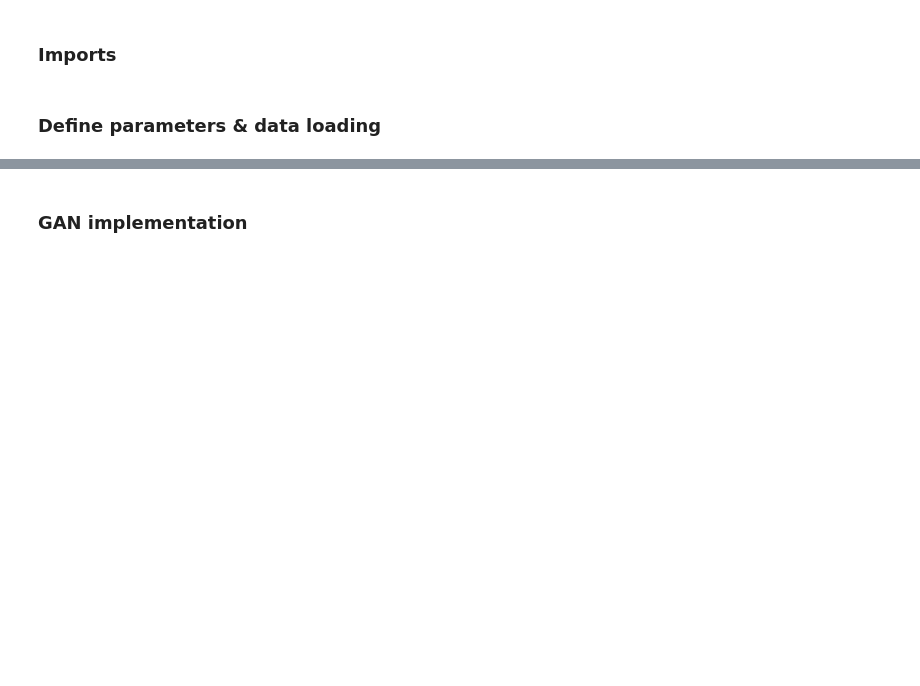
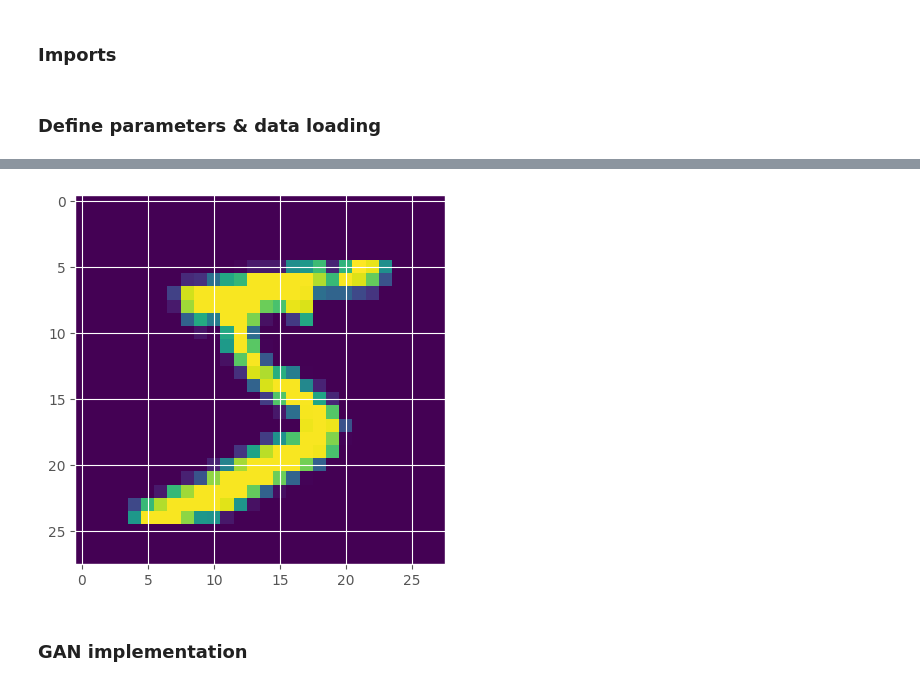
Before and after one commit to parseny/Generative-Models-2024, a Jupyter notebook: Assignment 1/1_gan_dcgan.ipynb, the cells around one changed output, grey strips where cells are left out. Drawn from its saved outputs; the diff is of its cells as text; code cells hidden in the pictures; blank space fills up the shorter version.

```diff
--- a/Assignment 1/1_gan_dcgan.ipynb
+++ b/Assignment 1/1_gan_dcgan.ipynb
@@ -95,5 +137,9 @@ plt.hist(img[:, 5:15, 5:15].flatten(), bins=15)
 # %%
 # denormalization image from range (-1)-1 to range 0-1 to display it
 def denorm(x):
+  return (x + 1) / 2
 # %%
 # show image sample with matplotlib
+imgplot = plt.imshow(denorm(img.squeeze(0)))
+# %% [output]
+[figure, added]
```
Also changed, not shown: parts of 13 cells of this notebook.
